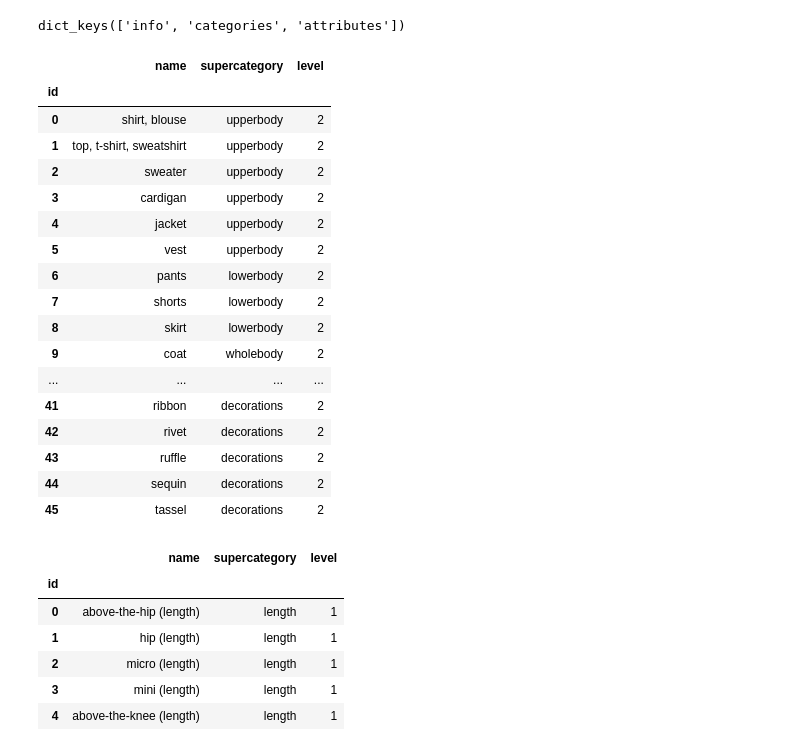
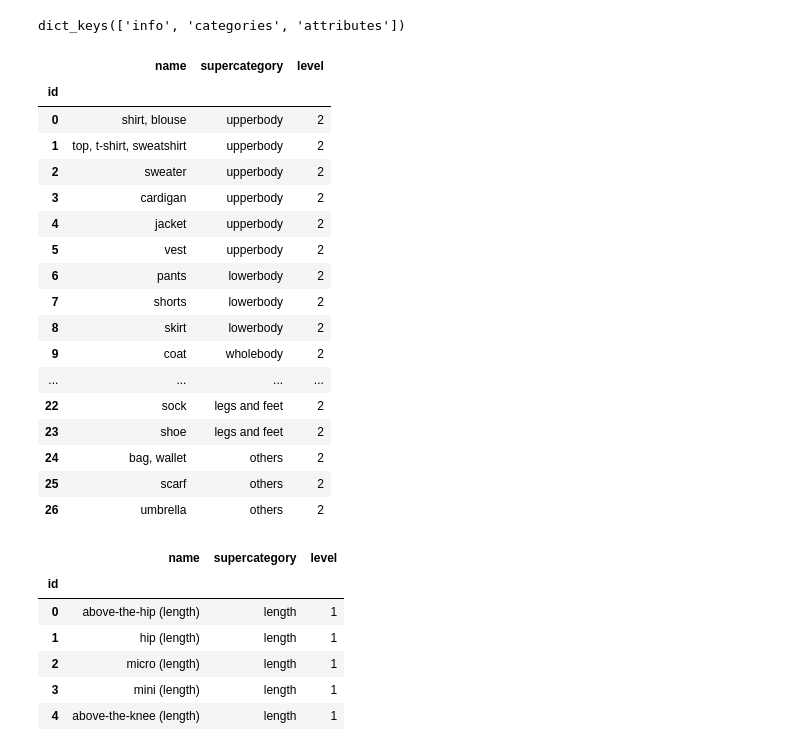
Before and after one commit to hrsma2i/dataset-iMaterialist, a Jupyter notebook: notebook/EDA.ipynb, the cells around one changed output. Cells and saved outputs as stored; diff of their text form; code cells hidden in the pictures.

```diff
--- a/notebook/EDA.ipynb
+++ b/notebook/EDA.ipynb
@@ -9,26 +9,27 @@ meta.keys()
 dict_keys(['info', 'categories', 'attributes'])
 # %%
 df_ctg = pd.DataFrame(meta["categories"]).set_index("id")
+df_ctg = df_ctg[~df_ctg["supercategory"].isin(["garment parts", "closures", "decorations"])]
 df_ctg
 # %% [output]
 |  | name | supercategory | level |
 | id |  |  |  |
 | 0 | shirt, blouse | upperbody | 2 |
 | 1 | top, t-shirt, sweatshirt | upperbody | 2 |
 | 2 | sweater | upperbody | 2 |
 | 3 | cardigan | upperbody | 2 |
 | 4 | jacket | upperbody | 2 |
 | 5 | vest | upperbody | 2 |
 | 6 | pants | lowerbody | 2 |
 | 7 | shorts | lowerbody | 2 |
 | 8 | skirt | lowerbody | 2 |
 | 9 | coat | wholebody | 2 |
 | ... | ... | ... | ... |
-| 41 | ribbon | decorations | 2 |
-| 42 | rivet | decorations | 2 |
-| 43 | ruffle | decorations | 2 |
-| 44 | sequin | decorations | 2 |
-| 45 | tassel | decorations | 2 |
+| 22 | sock | legs and feet | 2 |
+| 23 | shoe | legs and feet | 2 |
+| 24 | bag, wallet | others | 2 |
+| 25 | scarf | others | 2 |
+| 26 | umbrella | others | 2 |
 # %%
 df_attr = pd.DataFrame(meta["attributes"]).set_index("id")
 df_attr
```
Also changed, not shown: parts of 11 cells of this notebook, 2 other files.
